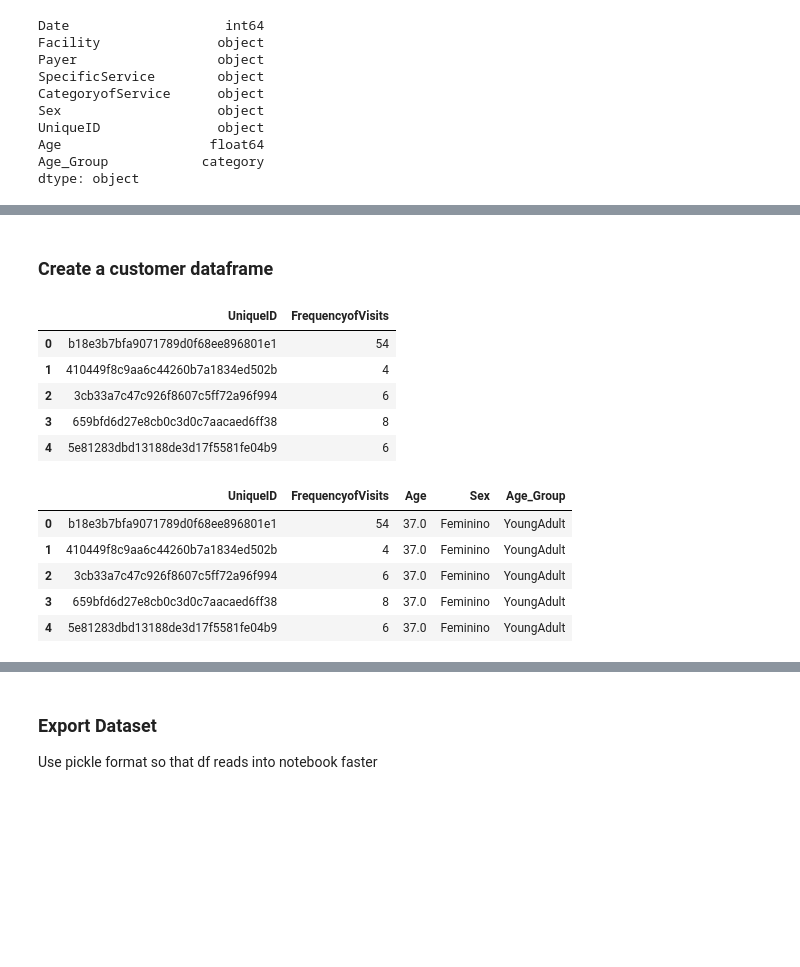
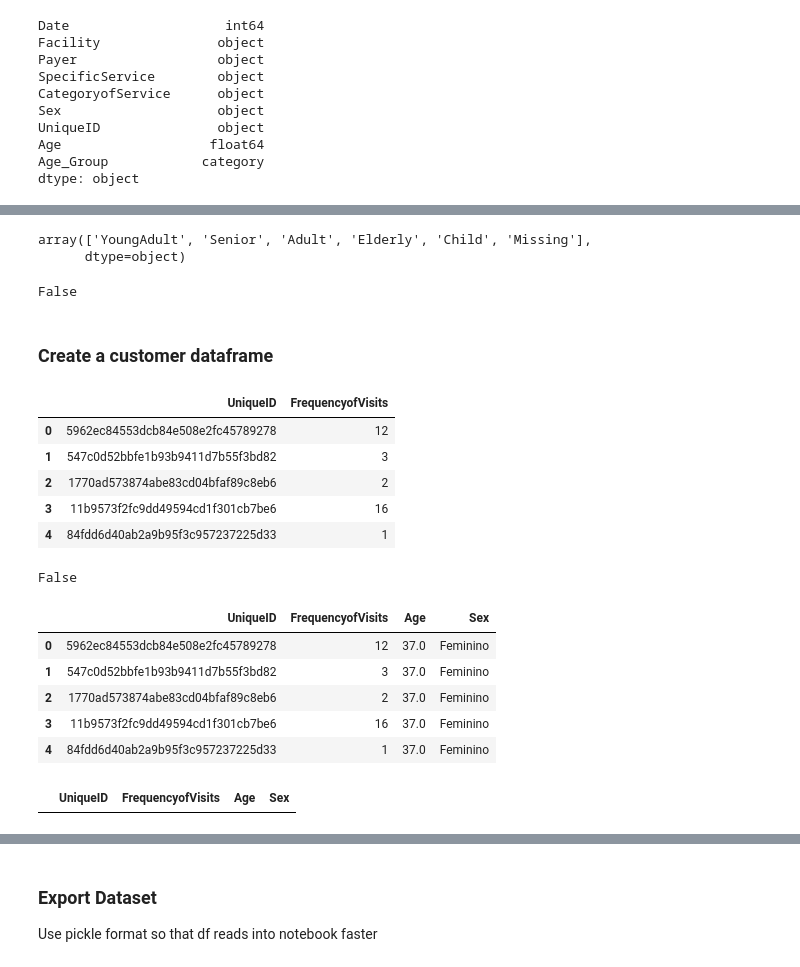
Before and after one commit to crsimmons1/JdMS, a Jupyter notebook: DataCleaning.ipynb, the cells around one changed output, grey strips where cells are left out. Drawn from its saved outputs; the diff is of its cells as text; code cells hidden in the pictures; blank space fills up the shorter version.

Commit message:
fixed nulls in customer df

```diff
--- a/DataCleaning.ipynb
+++ b/DataCleaning.ipynb
@@ -206,6 +206,18 @@ data.head()
 | 2 | 2017 | CCSJM | PARTICULARES | SERVIÇOS E TÉCNICAS GERAIS | SERVIÇOS E TÉCNICAS GERAIS | Feminino | 91e9d2627cd4cc24958988333c4220a3 | 37.0 | YoungAdult |
 | 3 | 2017 | CCTV | ADSE | SERVIÇOS ESPECIAIS UROLOGIA | EXAMES ESPECIAIS | Feminino | 91e9d2627cd4cc24958988333c4220a3 | 37.0 | YoungAdult |
 | 4 | 2017 | CCSJM | PARTICULARES | SERVIÇOS ESPECIAIS CARDIOLOGIA | EXAMES ESPECIAIS | Feminino | 91e9d2627cd4cc24958988333c4220a3 | 37.0 | YoungAdult |
+# %%
+data.Age_Group.unique()
+data['Age_Group'] = data['Age_Group'].replace({'hi':'Missing'})
+# %%
+data.Age_Group.unique()
+# %% [output]
+array(['YoungAdult', 'Senior', 'Adult', 'Elderly', 'Child', 'Missing'],
+      dtype=object)
+# %%
+data.isnull().values.any()
+# %% [output]
+False
 # %% [markdown]
 ### Create a customer dataframe
 # %%
@@ -215,18 +227,22 @@ customers = patient_visits.rename_axis('UniqueID').reset_index(name='Frequencyof
 customers.head()
 # %% [output]
 |  | UniqueID | FrequencyofVisits |
-| 0 | b18e3b7bfa9071789d0f68ee896801e1 | 54 |
-| 1 | 410449f8c9aa6c44260b7a1834ed502b | 4 |
-| 2 | 3cb33a7c47c926f8607c5ff72a96f994 | 6 |
-| 3 | 659bfd6d27e8cb0c3d0c7aacaed6ff38 | 8 |
-| 4 | 5e81283dbd13188de3d17f5581fe04b9 | 6 |
+| 0 | 5962ec84553dcb84e508e2fc45789278 | 12 |
+| 1 | 547c0d52bbfe1b93b9411d7b55f3bd82 | 3 |
+| 2 | 1770ad573874abe83cd04bfaf89c8eb6 | 2 |
+| 3 | 11b9573f2fc9dd49594cd1f301cb7be6 | 16 |
+| 4 | 84fdd6d40ab2a9b95f3c957237225d33 | 1 |
+# %%
+customers.isnull().values.any()
+# %% [output]
+False
 # %%
-customers[["Age","Sex","Age_Group"]]= data[["Age","Sex","Age_Group"]]
+customers[["Age","Sex"]]= data[["Age","Sex"]]
 customers.head()
 # %% [output]
-|  | UniqueID | FrequencyofVisits | Age | Sex | Age_Group |
-| 0 | b18e3b7bfa9071789d0f68ee896801e1 | 54 | 37.0 | Feminino | YoungAdult |
-| 1 | 410449f8c9aa6c44260b7a1834ed502b | 4 | 37.0 | Feminino | YoungAdult |
-| 2 | 3cb33a7c47c926f8607c5ff72a96f994 | 6 | 37.0 | Feminino | YoungAdult |
-| 3 | 659bfd6d27e8cb0c3d0c7aacaed6ff38 | 8 | 37.0 | Feminino | YoungAdult |
-| 4 | 5e81283dbd13188de3d17f5581fe04b9 | 6 | 37.0 | Feminino | YoungAdult |
+|  | UniqueID | FrequencyofVisits | Age | Sex |
+| 0 | 5962ec84553dcb84e508e2fc45789278 | 12 | 37.0 | Feminino |
+| 1 | 547c0d52bbfe1b93b9411d7b55f3bd82 | 3 | 37.0 | Feminino |
+| 2 | 1770ad573874abe83cd04bfaf89c8eb6 | 2 | 37.0 | Feminino |
+| 3 | 11b9573f2fc9dd49594cd1f301cb7be6 | 16 | 37.0 | Feminino |
+| 4 | 84fdd6d40ab2a9b95f3c957237225d33 | 1 | 37.0 | Feminino |
@@ -232,0 +254,5 @@ customers.head()
+# %%
+null_customers = customers[customers.isnull().any(axis=1)] #looking to see if the missing values where consistently missing for a single cutsomer
+null_customers.head()
+# %% [output]
+|  | UniqueID | FrequencyofVisits | Age | Sex |
```
Also changed, not shown: parts of 7 cells of this notebook.
